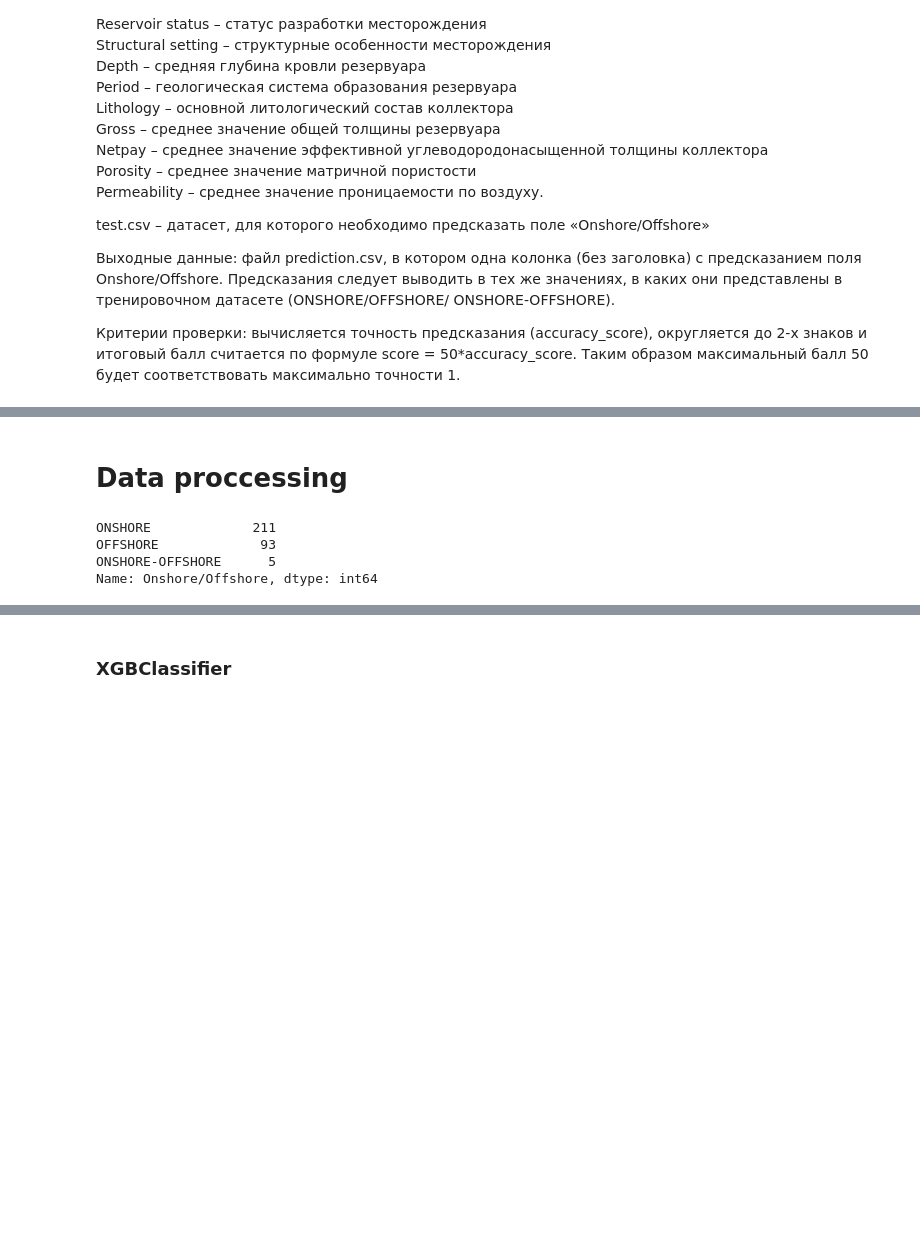
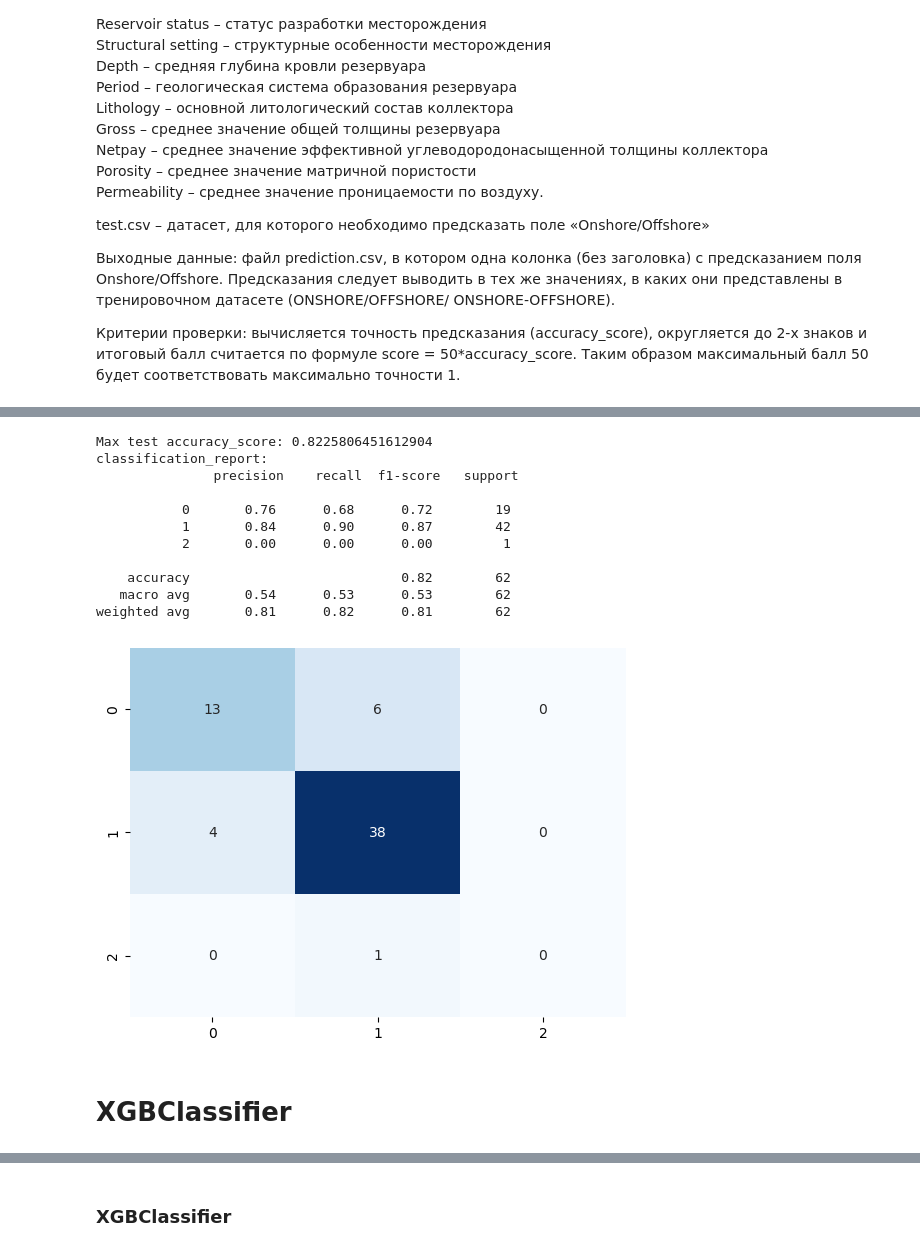
Before and after one commit to LevPerla/yandex_profi_2021, a Jupyter notebook: qualifying_stage/Classification_task/task1.ipynb, the cells around one changed output, grey strips where cells are left out. Drawn from its saved outputs; the diff is of its cells as text; code cells hidden in the pictures; blank space fills up the shorter version.

```diff
--- a/qualifying_stage/Classification_task/task1.ipynb
+++ b/qualifying_stage/Classification_task/task1.ipynb
@@ -23,0 +313,19 @@ test.csv – датасет, для которого необходимо пре
+# %%
+# Define preproccessors
+numeric_transformer = Pipeline(
+    steps=[("imputer", SimpleImputer(strategy="median")),
+           ("scaler", StandardScaler())]
+)
+preprocessor = ColumnTransformer(
+    transformers=[
+        ("num", numeric_transformer, num_cols),
+        ("cat", OneHotEncoder(handle_unknown="ignore"), cat_cols),
+    ]
+)
+
+rand_forest_mult = Pipeline(
+    steps=[("preprocessor", preprocessor),
+           ("classifier", RandomForestClassifier())]
+)
+
+rand_forest_mult.fit(X_train, y_train)
@@ -24,2 +350,19 @@ test.csv – датасет, для которого необходимо пре
+# %%
+seve_best_model(models_dict, rand_forest_mult, 'RandomForestClassifier', X_val, y_val)
+# %% [output]
+Max test accuracy_score: 0.8225806451612904
+classification_report:
+               precision    recall  f1-score   support
+
+           0       0.76      0.68      0.72        19
+           1       0.84      0.90      0.87        42
+           2       0.00      0.00      0.00         1
+
+    accuracy                           0.82        62
+   macro avg       0.54      0.53      0.53        62
+weighted avg       0.81      0.82      0.81        62
+[figure, added]
+# %% [markdown]
+# XGBClassifier
 # %%
 # https://www.kaggle.com/stuarthallows/using-xgboost-with-scikit-learn
@@ -37,2 +368,0 @@ pd.set_option('display.max_rows', 200)
-# %% [markdown]
-# Data proccessing
@@ -45,8 +368,0 @@ X_test.columns = X_test.columns.str.replace('\s+', '_', regex=True)
-# %%
-# looks on target distribution
-train_df['Onshore/Offshore'].value_counts()
-# %% [output]
-ONSHORE             211
-OFFSHORE             93
-ONSHORE-OFFSHORE      5
-Name: Onshore/Offshore, dtype: int64
```
Also changed, not shown: parts of 81 cells of this notebook, 2 other files.
